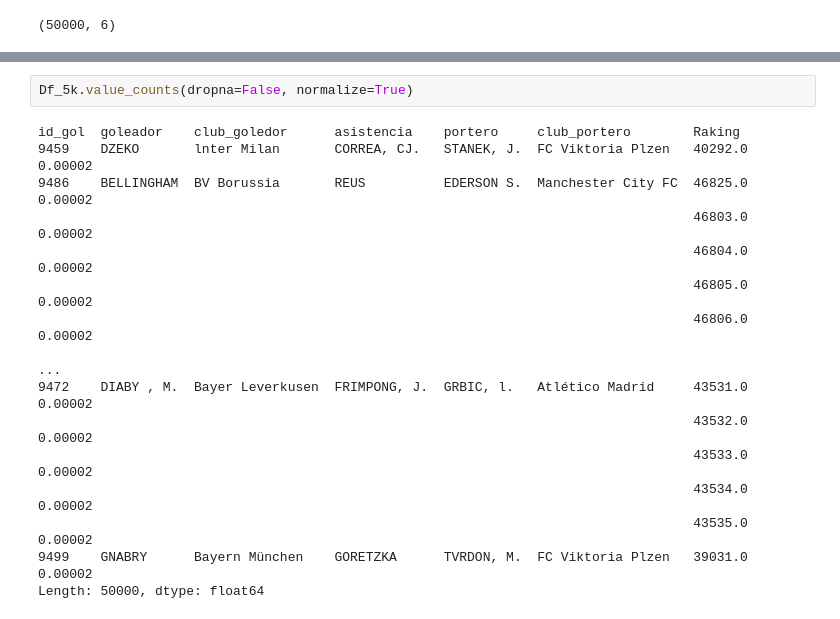
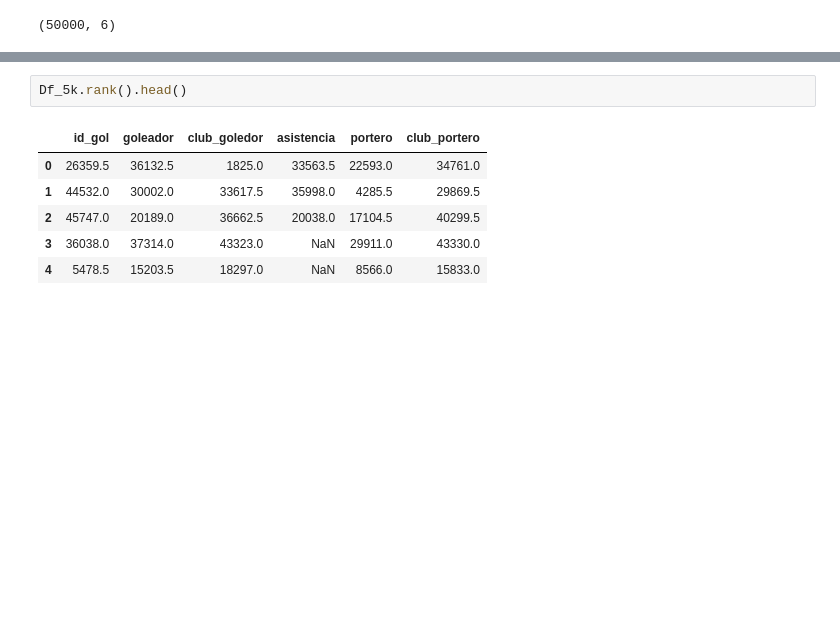
Before and after one commit to N1colasFD/Data_science_aplicada_reto_twitter, a Jupyter notebook: Reto_mr_chips.ipynb, the cells around one changed output, grey strips where cells are left out. Drawn from its saved outputs; the diff is of its cells as text; blank space fills up the shorter version.

```diff
--- a/Reto_mr_chips.ipynb
+++ b/Reto_mr_chips.ipynb
@@ -148,18 +158,9 @@ Df_5k.Raking.plot.line(figsize = (16,6),
-# %%
-Df_5k.value_counts(dropna=False, normalize=True)
-# %% [output]
-id_gol  goleador    club_goledor      asistencia    portero     club_portero        Raking
-9459    DZEKO       lnter Milan       CORREA, CJ.   STANEK, J.  FC Viktoria Plzen   40292.0    0.00002
-9486    BELLINGHAM  BV Borussia       REUS          EDERSON S.  Manchester City FC  46825.0    0.00002
-                                                                                    46803.0    0.00002
-                                                                                    46804.0    0.00002
-                                                                                    46805.0    0.00002
-                                                                                    46806.0    0.00002
-                                                                                                ...
-9472    DIABY , M.  Bayer Leverkusen  FRIMPONG, J.  GRBIC, l.   Atlético Madrid     43531.0    0.00002
-                                                                                    43532.0    0.00002
-                                                                                    43533.0    0.00002
-                                                                                    43534.0    0.00002
-                                                                                    43535.0    0.00002
-9499    GNABRY      Bayern München    GORETZKA      TVRDON, M.  FC Viktoria Plzen   39031.0    0.00002
-Length: 50000, dtype: float64
+# %%
+Df_5k.rank().head()
+# %% [output]
+|  | id_gol | goleador | club_goledor | asistencia | portero | club_portero |
+| 0 | 26359.5 | 36132.5 | 1825.0 | 33563.5 | 22593.0 | 34761.0 |
+| 1 | 44532.0 | 30002.0 | 33617.5 | 35998.0 | 4285.5 | 29869.5 |
+| 2 | 45747.0 | 20189.0 | 36662.5 | 20038.0 | 17104.5 | 40299.5 |
+| 3 | 36038.0 | 37314.0 | 43323.0 | NaN | 29911.0 | 43330.0 |
+| 4 | 5478.5 | 15203.5 | 18297.0 | NaN | 8566.0 | 15833.0 |
```
Also changed, not shown: parts of 18 cells of this notebook.
